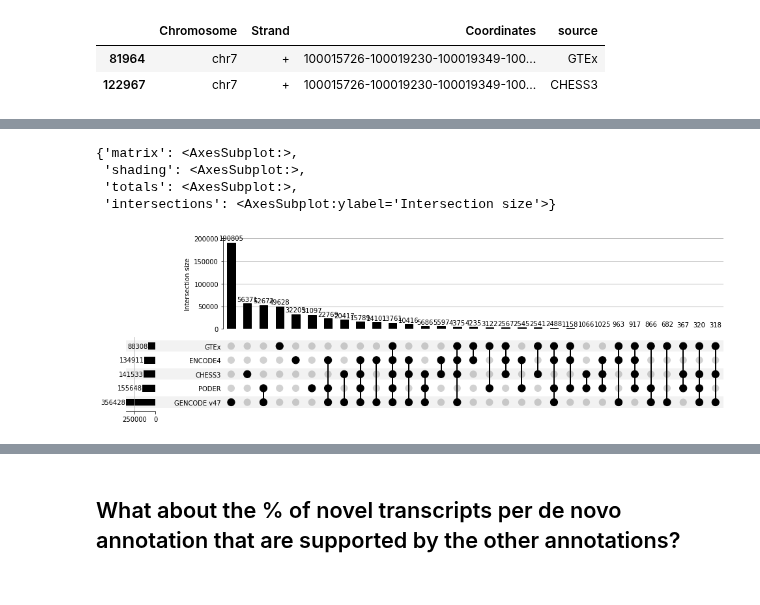
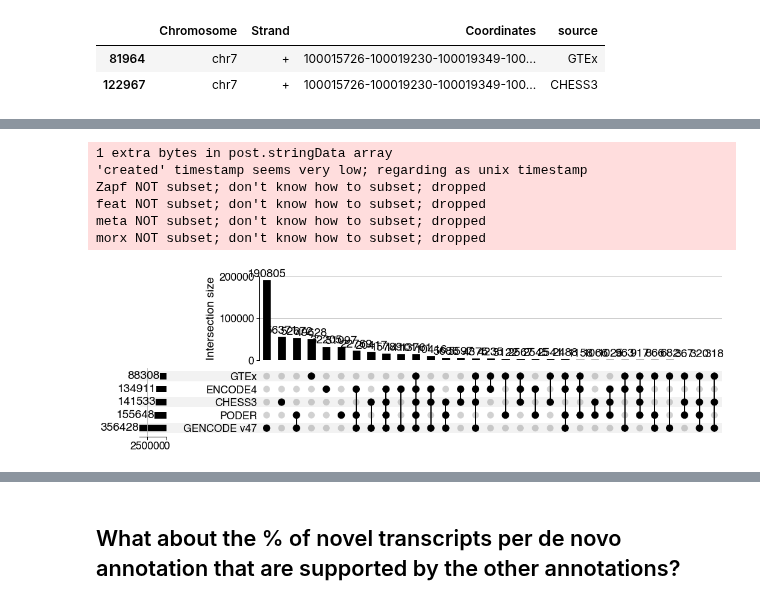
Before and after one commit to fairliereese/240903_pt, a Jupyter notebook: analysis/figure_characterize_poder/compare_annotation_to_external.ipynb, the cells around one changed output, grey strips where cells are left out. Saved outputs shown, nothing was run; the diff lists cells and outputs as text; code cells hidden in the pictures.

```diff
--- a/analysis/figure_characterize_poder/compare_annotation_to_external.ipynb
+++ b/analysis/figure_characterize_poder/compare_annotation_to_external.ipynb
@@ -76,13 +76,24 @@ df.head()
 # df['id'] = df.Strand+'_'+df.Chromosome+'_'+df.Coordinates
 # df.drop(['Strand', 'Chromosome', 'Coordinates'], axis=1, inplace=True)
 # df = df.groupby(['chess', 'gtex']).count().rename({'id':'n_ics'}, axis=1)
+# %%
+temp = df[sources+['Strand']].groupby(sources).count().reset_index()
+temp.rename({'Strand':'n_ic'}, axis=1, inplace=True)
+temp.head()
+df = df.merge(temp[sources+['n_ic']],
+              how='left',
+              on=sources)
 # %%
 df.set_index(sources, inplace=True)
 # %%
+init_plot_settings(font_scale=1)
 upsetplot.plot(df, sort_by='cardinality', show_counts=True)
+plt.savefig('annot_overlap_upset.pdf', dpi=500)
 # %% [output]
-{'matrix': <AxesSubplot:>,
- 'shading': <AxesSubplot:>,
- 'totals': <AxesSubplot:>,
- 'intersections': <AxesSubplot:ylabel='Intersection size'>}
+1 extra bytes in post.stringData array
+'created' timestamp seems very low; regarding as unix timestamp
+Zapf NOT subset; don't know how to subset; dropped
+feat NOT subset; don't know how to subset; dropped
+meta NOT subset; don't know how to subset; dropped
+morx NOT subset; don't know how to subset; dropped
-[figure, old version]
+[figure, new version]
```
Also changed, not shown: parts of 2 cells of this notebook, 3 other files.
